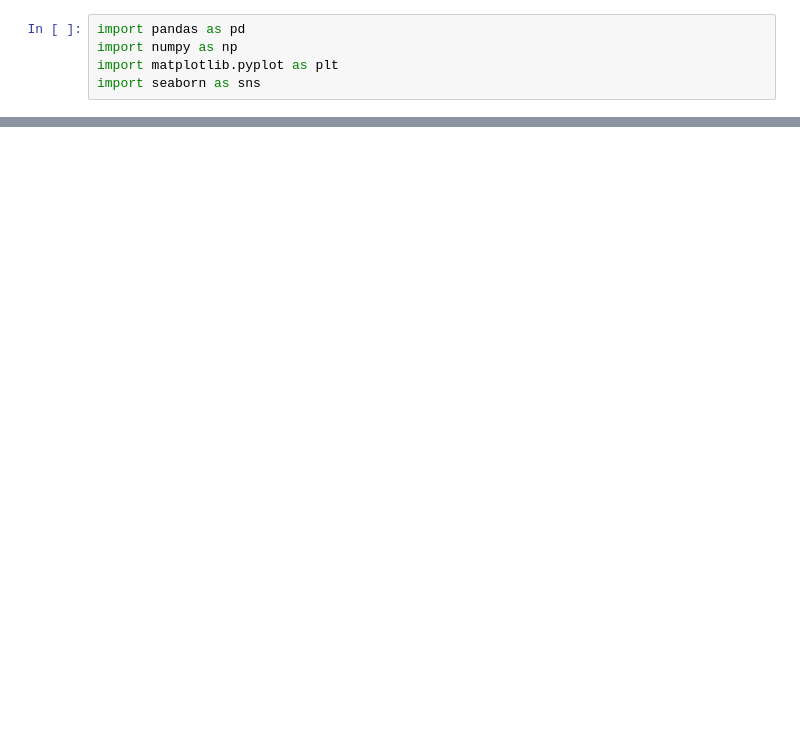
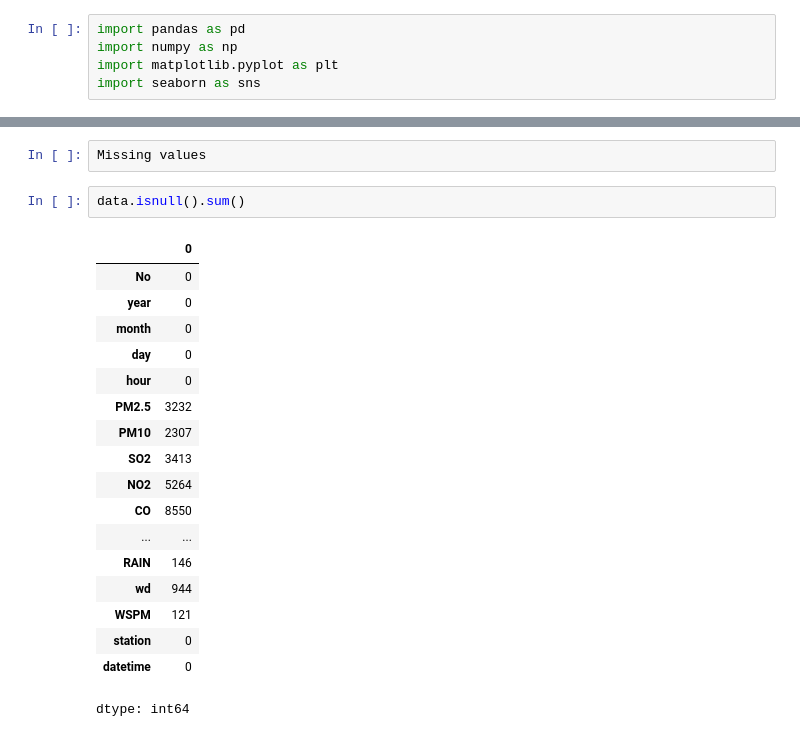
Before and after one commit to skyf-ux/Beijing-Air-Quality-App, a Jupyter notebook: Air_Quality_Analysis.ipynb, the cells around one changed output, grey strips where cells are left out. Drawn from its saved outputs; the diff is of its cells as text; blank space fills up the shorter version.

```diff
--- a/Air_Quality_Analysis.ipynb
+++ b/Air_Quality_Analysis.ipynb
@@ -44,0 +109,23 @@ Saving PRSA_Data_Aotizhongxin_20130301-20170228.csv to PRSA_Data_Aotizhongxin_20
+# %%
+Missing values
+# %%
+data.isnull().sum()
+# %% [output]
+|  | 0 |
+| No | 0 |
+| year | 0 |
+| month | 0 |
+| day | 0 |
+| hour | 0 |
+| PM2.5 | 3232 |
+| PM10 | 2307 |
+| SO2 | 3413 |
+| NO2 | 5264 |
+| CO | 8550 |
+| ... | ... |
+| RAIN | 146 |
+| wd | 944 |
+| WSPM | 121 |
+| station | 0 |
+| datetime | 0 |
+dtype: int64
```
Also changed, not shown: parts of 13 cells of this notebook.
